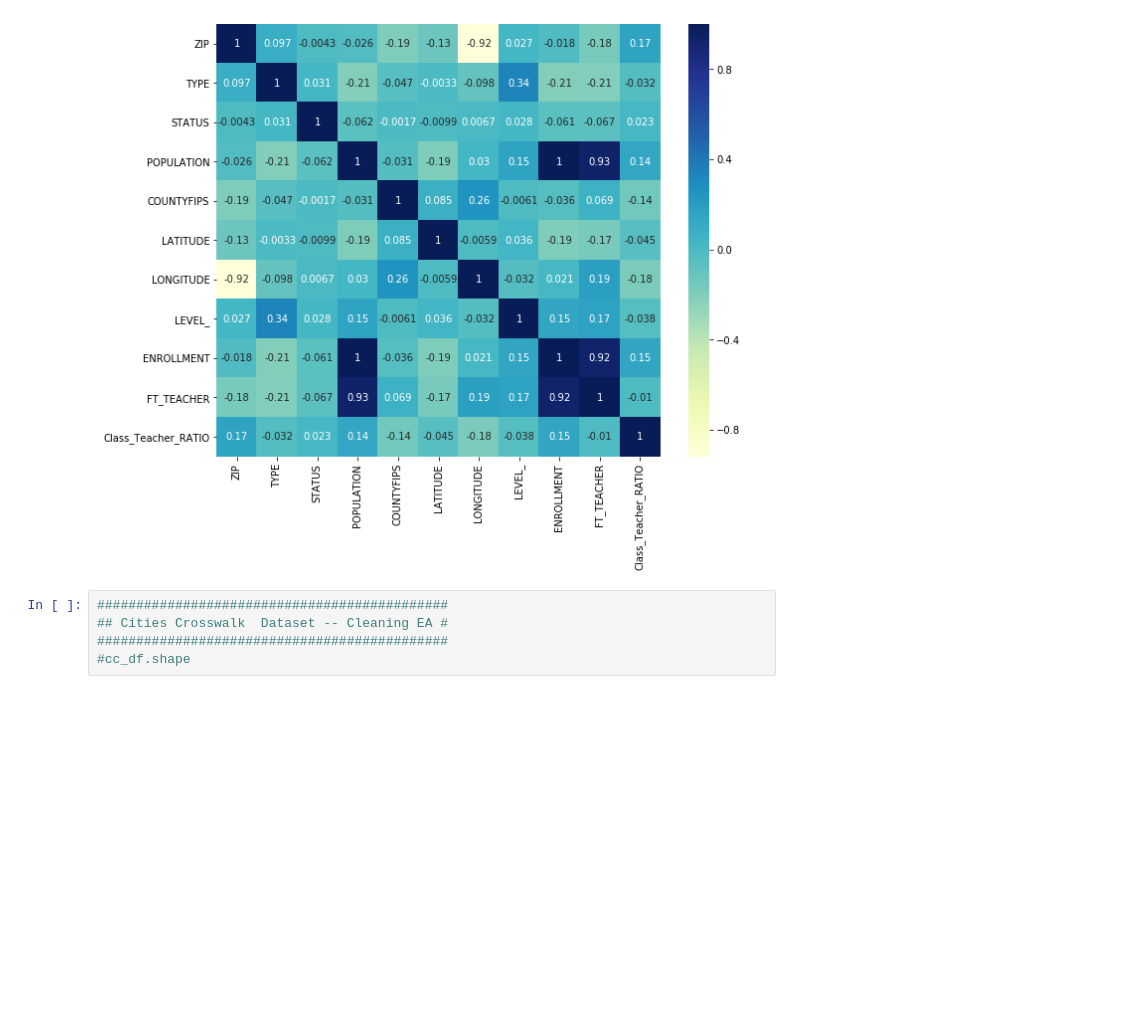
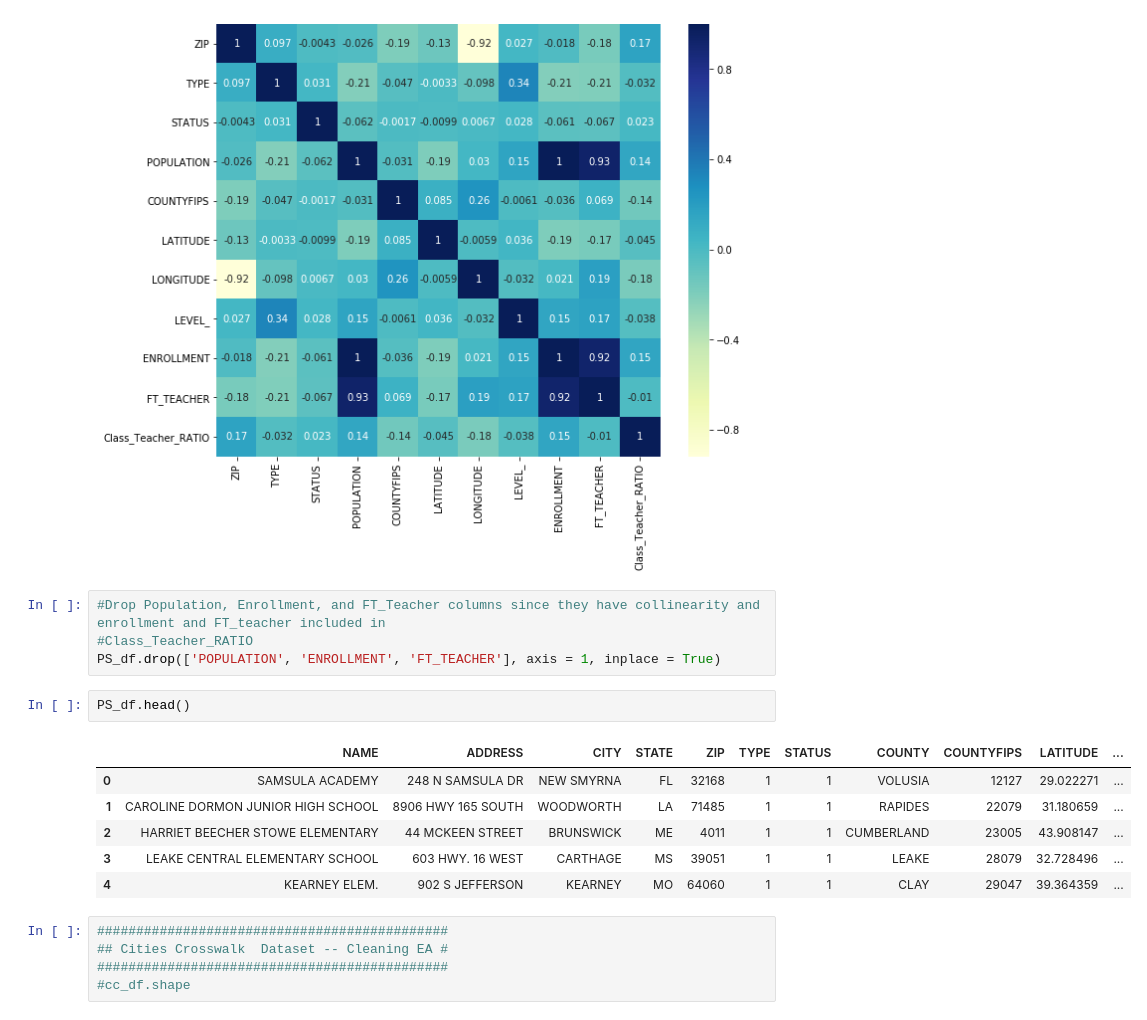
Before and after one commit to norgrenm/US_House_Price_Prediction, a Jupyter notebook: notebooks/DM-US_HousingData.ipynb, the cells around one changed output. Saved outputs shown, nothing was run; the diff lists cells and outputs as text; blank space fills up the shorter version.

Commit message:
Drop last features for PS school

```diff
--- a/notebooks/DM-US_HousingData.ipynb
+++ b/notebooks/DM-US_HousingData.ipynb
@@ -205,6 +205,19 @@ sns.heatmap(PS_df.corr(),annot=True,cmap="YlGnBu")
 plt.show()
 # %% [output]
 [figure]
+# %%
+#Drop Population, Enrollment, and FT_Teacher columns since they have collinearity and enrollment and FT_teacher included in
+#Class_Teacher_RATIO
+PS_df.drop(['POPULATION', 'ENROLLMENT', 'FT_TEACHER'], axis = 1, inplace = True)
+# %%
+PS_df.head()
+# %% [output]
+|  | NAME | ADDRESS | CITY | STATE | ZIP | TYPE | STATUS | COUNTY | COUNTYFIPS | LATITUDE | ... |
+| 0 | SAMSULA ACADEMY | 248 N SAMSULA DR | NEW SMYRNA | FL | 32168 | 1 | 1 | VOLUSIA | 12127 | 29.022271 | ... |
+| 1 | CAROLINE DORMON JUNIOR HIGH SCHOOL | 8906 HWY 165 SOUTH | WOODWORTH | LA | 71485 | 1 | 1 | RAPIDES | 22079 | 31.180659 | ... |
+| 2 | HARRIET BEECHER STOWE ELEMENTARY | 44 MCKEEN STREET | BRUNSWICK | ME | 4011 | 1 | 1 | CUMBERLAND | 23005 | 43.908147 | ... |
+| 3 | LEAKE CENTRAL ELEMENTARY SCHOOL | 603 HWY. 16 WEST | CARTHAGE | MS | 39051 | 1 | 1 | LEAKE | 28079 | 32.728496 | ... |
+| 4 | KEARNEY ELEM. | 902 S JEFFERSON | KEARNEY | MO | 64060 | 1 | 1 | CLAY | 29047 | 39.364359 | ... |
 # %%
 #############################################
 ## Cities Crosswalk  Dataset -- Cleaning EA #
```
Also changed, not shown: parts of 1 cell of this notebook.
